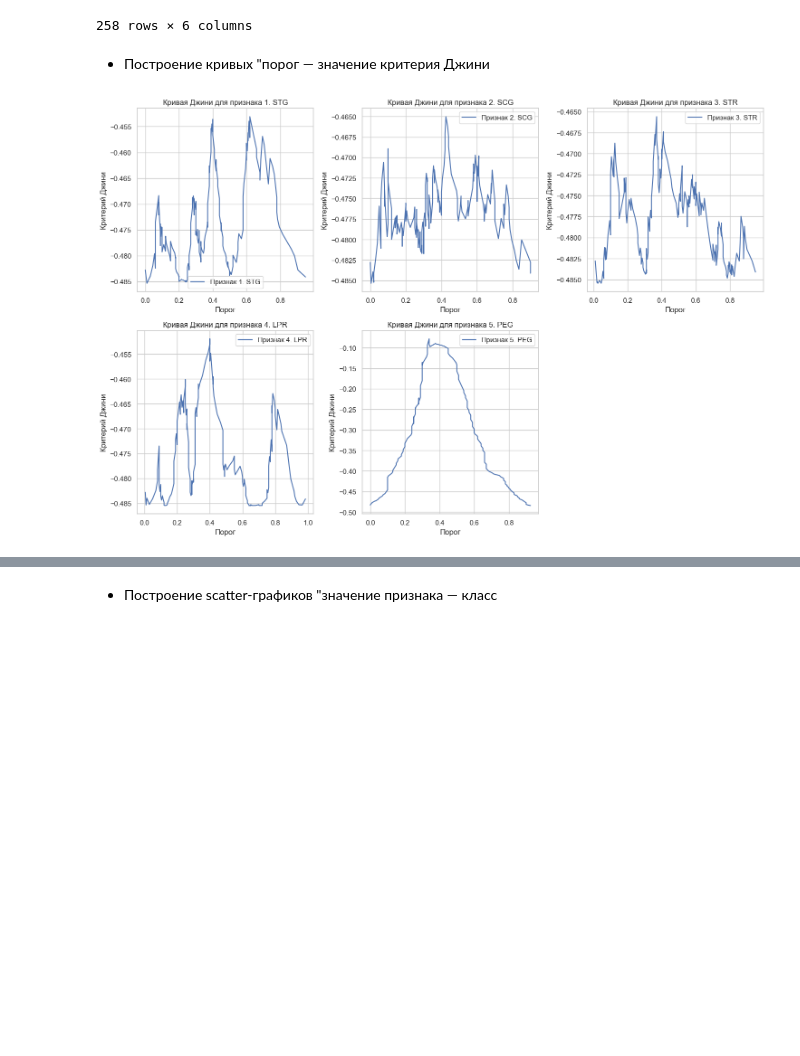
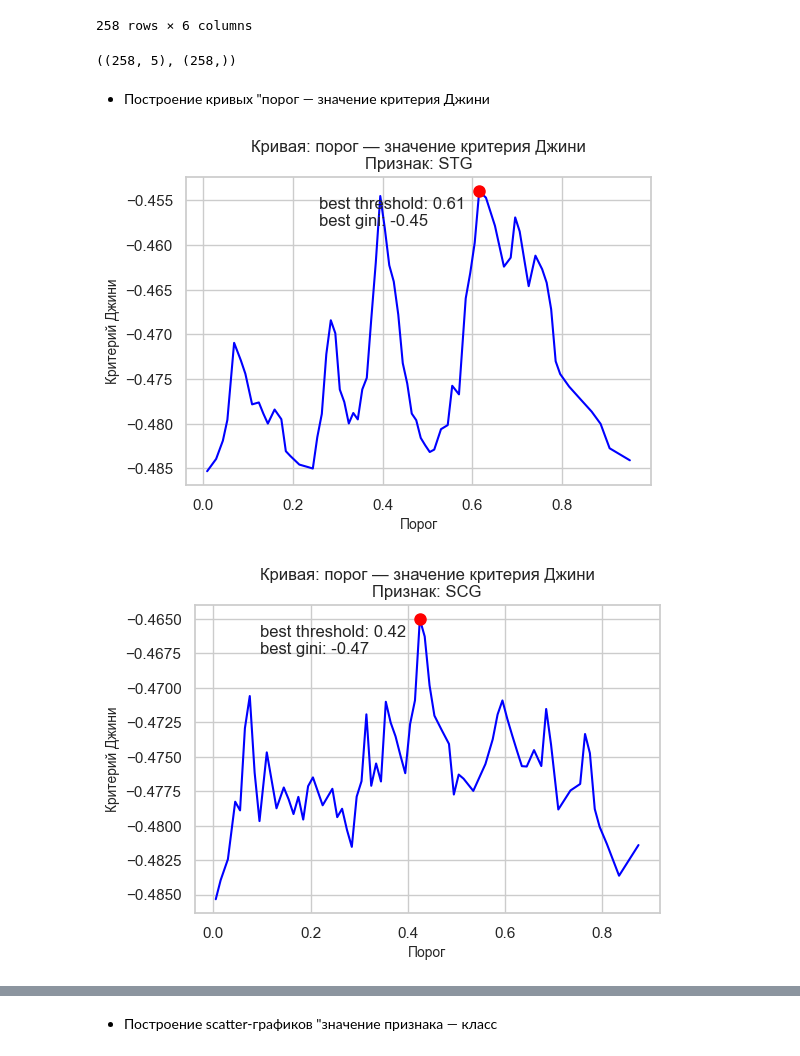
Before and after one commit to nikfilonenko/task_4_ml, a Jupyter notebook: Filonenko_Nikita_Dmitrievich_HW_4.ipynb, the cells around one changed output, grey strips where cells are left out. Drawn from its saved outputs; the diff is of its cells as text; code cells hidden in the pictures; blank space fills up the shorter version.

```diff
--- a/Filonenko_Nikita_Dmitrievich_HW_4.ipynb
+++ b/Filonenko_Nikita_Dmitrievich_HW_4.ipynb
@@ -112,21 +112,35 @@ data
 # %%
 X = data.iloc[:, :5]
 y = data.iloc[:, 5]
+
+X.shape, y.shape
+# %% [output]
+((258, 5), (258,))
 # %% [markdown]
 - Построение кривых "порог — значение критерия Джини
-# %%
-thresholds, ginis, best_t, best_g = None, None, None, None
-
-plt.figure(figsize=(15, 10))
-for i, col in enumerate(X.columns):
-    thresholds, ginis, best_t, best_g = find_best_split(feature_vector=X[col].values, target_vector=y.values)
-    plt.subplot(2, 3, i + 1)
-    plt.plot(thresholds, ginis, label=f'Признак {i + 1}. {col}')
-    plt.xlabel('Порог')
-    plt.ylabel('Критерий Джини')
-    plt.title(f'Кривая Джини для признака {i + 1}. {col}')
-    plt.legend()
-plt.tight_layout()
-plt.show()
-# %% [output]
-[figure, removed]
+# %%
+for feature in X.columns:
+    plt.figure(figsize=(6, 4))
+
+    feature_vector = X[feature].values
+    target_vector = y.values
+    thresholds, ginis, threshold_best, gini_best = find_best_split(feature_vector, target_vector)
+
+    plt.plot(thresholds, ginis, linestyle='-', color='blue')
+    plt.title(f"Кривая: порог — значение критерия Джини\nПризнак: {feature}", fontsize=12)
+    plt.xlabel("Порог", fontsize=10)
+    plt.ylabel("Критерий Джини", fontsize=10)
+    plt.grid(True)
+
+    if threshold_best is not None:
+        plt.plot(threshold_best, gini_best, marker='o', markersize=8, color='red')
+        plt.annotate(f"best threshold: {threshold_best:.2f}\n"
+                     f"best gini: {gini_best:.2f}",
+                     xy=(threshold_best, gini_best),
+                     xytext=(-115,-25), textcoords='offset points', fontsize=12)
+
+plt.tight_layout()
+plt.show()
+# %% [output]
+[figure, added]
+[figure, added]
```
Also changed, not shown: parts of 156 cells of this notebook, 3 other files.
